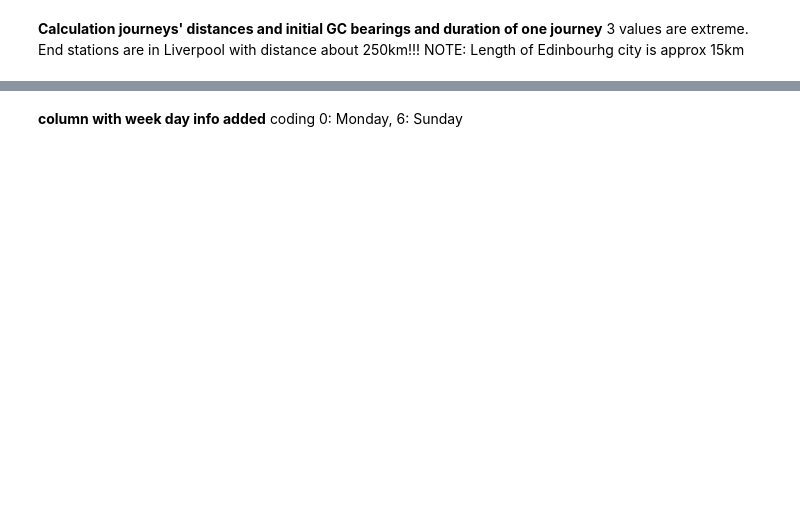
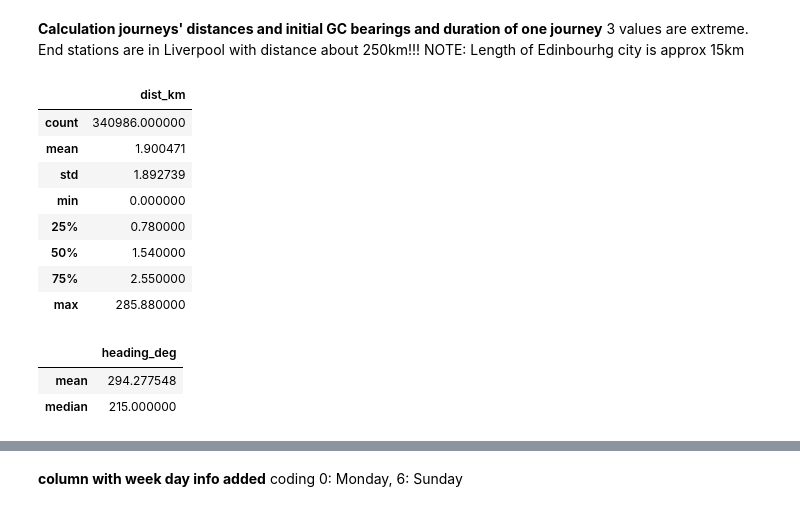
Before and after one commit to daim77/python_BI_analysis_bike_sharing, a Jupyter notebook: results.ipynb, the cells around one changed output, grey strips where cells are left out. Drawn from its saved outputs; the diff is of its cells as text; code cells hidden in the pictures; blank space fills up the shorter version.

```diff
--- a/results.ipynb
+++ b/results.ipynb
@@ -228,34 +333,49 @@ def get_heading(lat1, long1, lat2, long2):
                 - math.sin(lat1) * math.cos(lat2) * math.cos(delta_long)
         )
     )
 
     bearing = math.degrees(bearing)
 
     if bearing == 0 and math.copysign(-1, bearing) == -1:
         bearing = 180
     elif (lat1 > lat2) & (long1 > long2):
         bearing += 180
     elif (lat1 <= lat2) & (long1 > long2):
         bearing += 360
     else:
         bearing = int(divmod(bearing, 180)[1])
     return int(round(bearing, 0))
 
 
 bikes_df['dist_km'] = bikes_df.iloc[:, :]\
     .apply(lambda x: get_distance(x['start_station_latitude'],
                                   x['start_station_longitude'],
                                   x['end_station_latitude'],
                                   x['end_station_longitude']), axis=1)
 
 bikes_df['heading_deg'] = bikes_df.iloc[:, :]\
     .apply(lambda x: get_heading(x['start_station_latitude'],
                                  x['start_station_longitude'],
                                  x['end_station_latitude'],
                                  x['end_station_longitude']), axis=1)
 
 bikes_df[['dist_km']].describe()
-bikes_df[['heading_deg']].describe()
+# %% [output]
+|  | dist_km |
+| count | 340986.000000 |
+| mean | 1.900471 |
+| std | 1.892739 |
+| min | 0.000000 |
+| 25% | 0.780000 |
+| 50% | 1.540000 |
+| 75% | 2.550000 |
+| max | 285.880000 |
+# %%
+bikes_df[['heading_deg']].agg(['mean', 'median'])
+# %% [output]
+|  | heading_deg |
+| mean | 294.277548 |
+| median | 215.000000 |
 # %%
 bikes_df['duration_s'] = bikes_df['ended_at'] - bikes_df['started_at']
 bikes_df['duration_s'] = bikes_df['duration_s'].dt.total_seconds()
```
Also changed, not shown: parts of 39 cells of this notebook, 1 other file.
